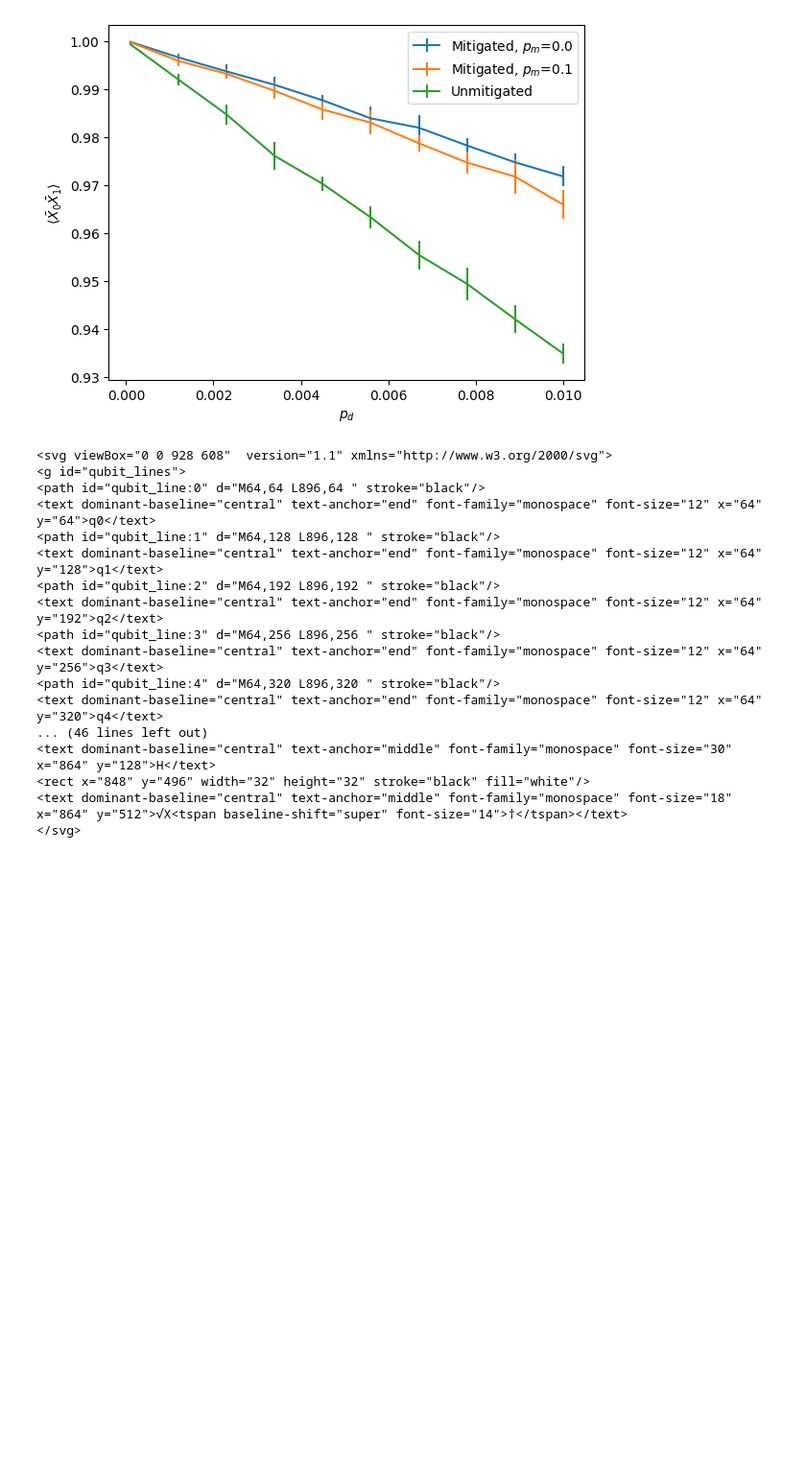
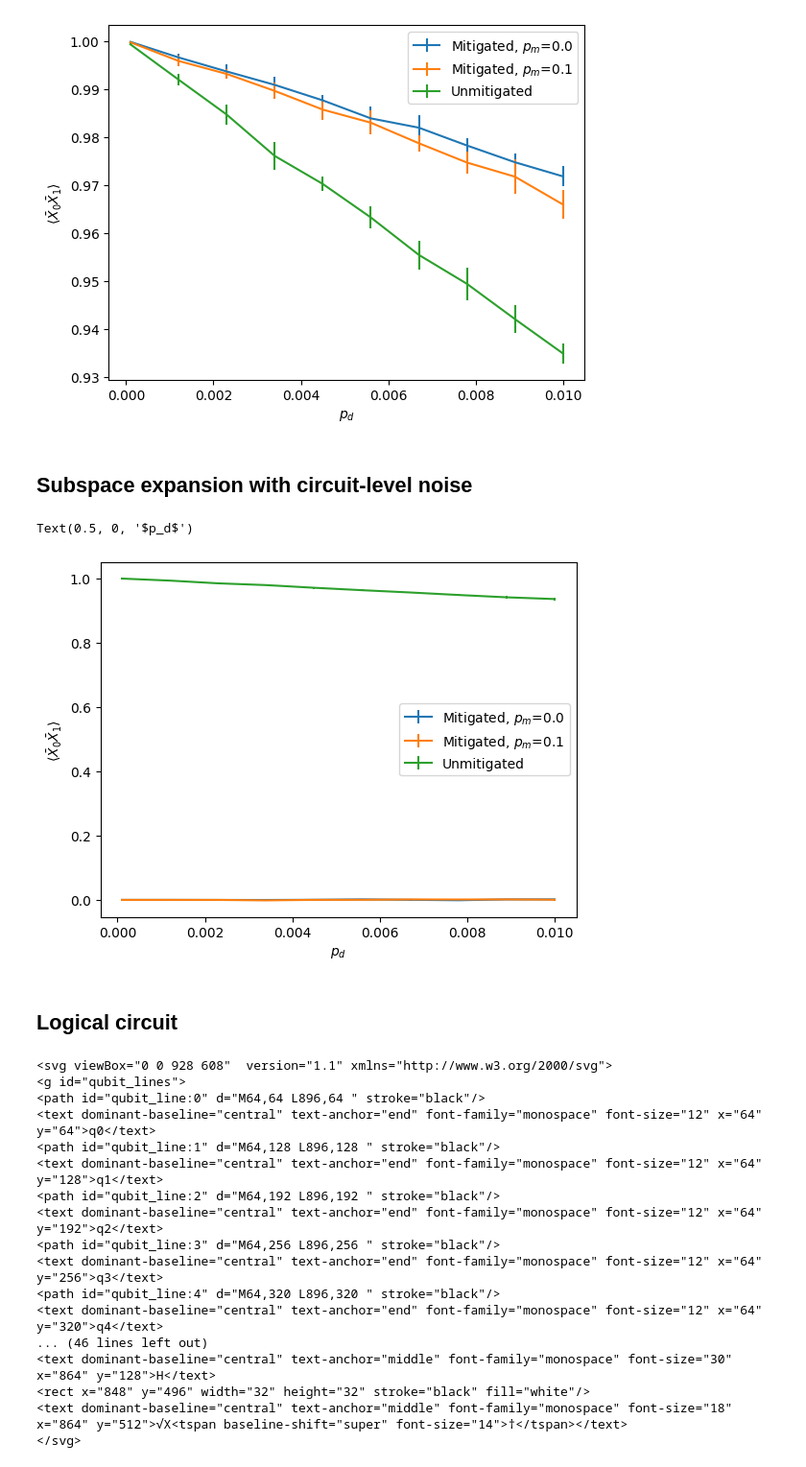
Before and after one commit to bdalfavero/encoded, a Jupyter notebook: experiments/fermions/detection/plots.ipynb, the cells around one changed output. Shown at 96% size. Cells and saved outputs as stored; diff of their text form; code cells hidden in the pictures; blank space fills up the shorter version.

Commit message:
Debugging subspace expansion with eight-qubit system.

```diff
--- a/experiments/fermions/detection/plots.ipynb
+++ b/experiments/fermions/detection/plots.ipynb
@@ -18,6 +20,25 @@ ax.set_xlabel(r"$p_d$")
 # %% [output]
 Text(0.5, 0, '$p_d$')
 [figure]
+# %% [markdown]
+## Subspace expansion with circuit-level noise
+# %%
+df_u = pd.read_csv("eight_qubit_unmitigated_result2.csv")
+df_m = pd.read_csv("eight_qubit_mitigated_result2.csv")
+# %%
+fig, ax = plt.subplots()
+for meas_noise_rate in np.unique(df_m["meas_noise_rate"]):
+    df_m_nr = df_m[df_m["meas_noise_rate"] == meas_noise_rate]
+    ax.errorbar(df_m_nr["noise_rate"], df_m_nr["avg"], yerr=df_m_nr["std"], label=rf"Mitigated, $p_m$={meas_noise_rate}")
+ax.errorbar(df_u["noise_rate"], df_u["avg"], yerr=df_u["std"], label="Unmitigated")
+ax.legend()
+ax.set_ylabel(r"$\langle \bar{X}_0\bar{X}_1 \rangle$")
+ax.set_xlabel(r"$p_d$")
+# %% [output]
+Text(0.5, 0, '$p_d$')
+[figure, added]
+# %% [markdown]
+## Logical circuit
 # %%
 with open("eight_qubit_circuits.pkl", "rb") as f:
     input_dict= pickle.load(f)
```
Also changed, not shown: parts of 1 cell of this notebook, 2 other files.
